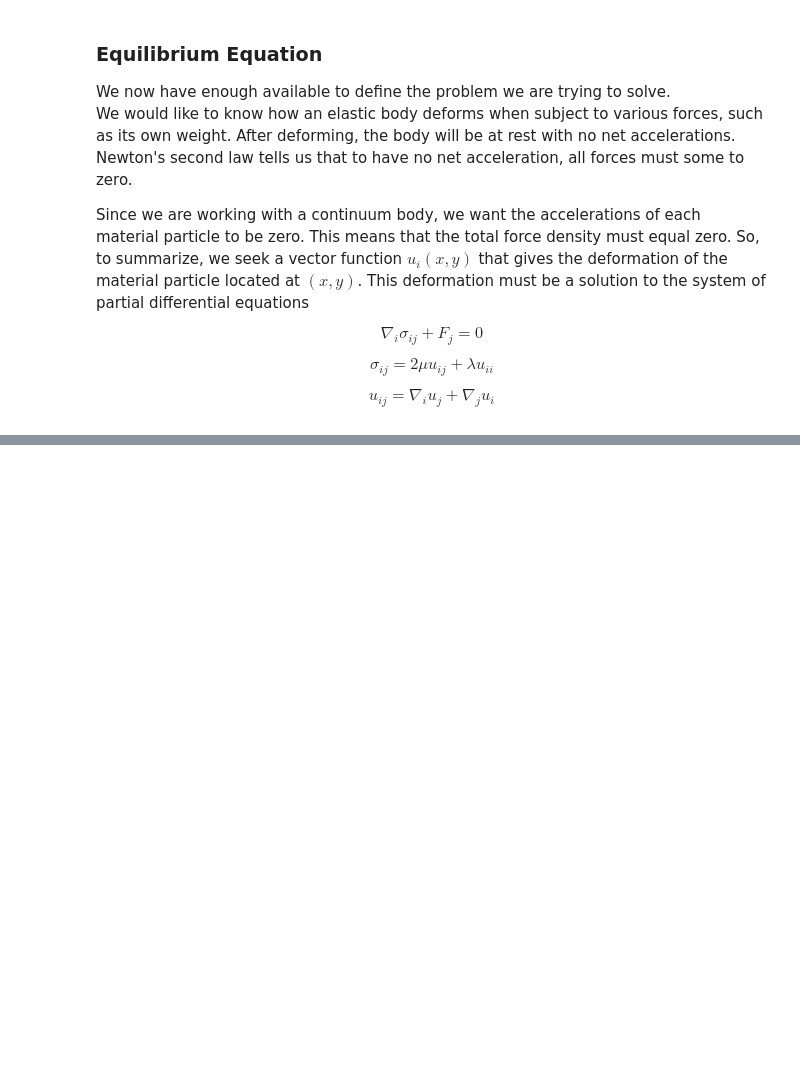
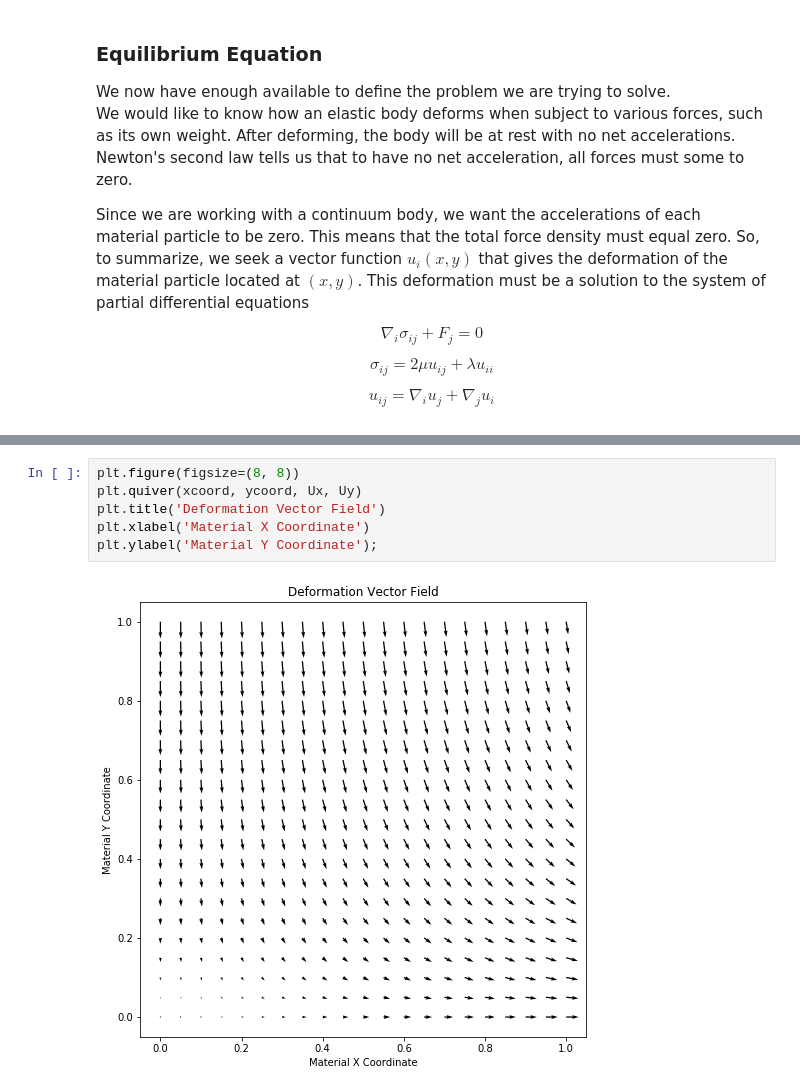
Before and after one commit to theilmbh/physics_notebooks, a Jupyter notebook: Elastostatics/ComputationalElastostatics-2D.ipynb, the cells around one changed output, grey strips where cells are left out. Drawn from its saved outputs; the diff is of its cells as text; blank space fills up the shorter version.

```diff
--- a/Elastostatics/ComputationalElastostatics-2D.ipynb
+++ b/Elastostatics/ComputationalElastostatics-2D.ipynb
@@ -216,0 +273,8 @@ plt.quiver(Ux, Uy)
+# %%
+plt.figure(figsize=(8, 8))
+plt.quiver(xcoord, ycoord, Ux, Uy)
+plt.title('Deformation Vector Field')
+plt.xlabel('Material X Coordinate')
+plt.ylabel('Material Y Coordinate');
+# %% [output]
+[figure, added]
```
Also changed, not shown: parts of 26 cells of this notebook, 1 other file.
